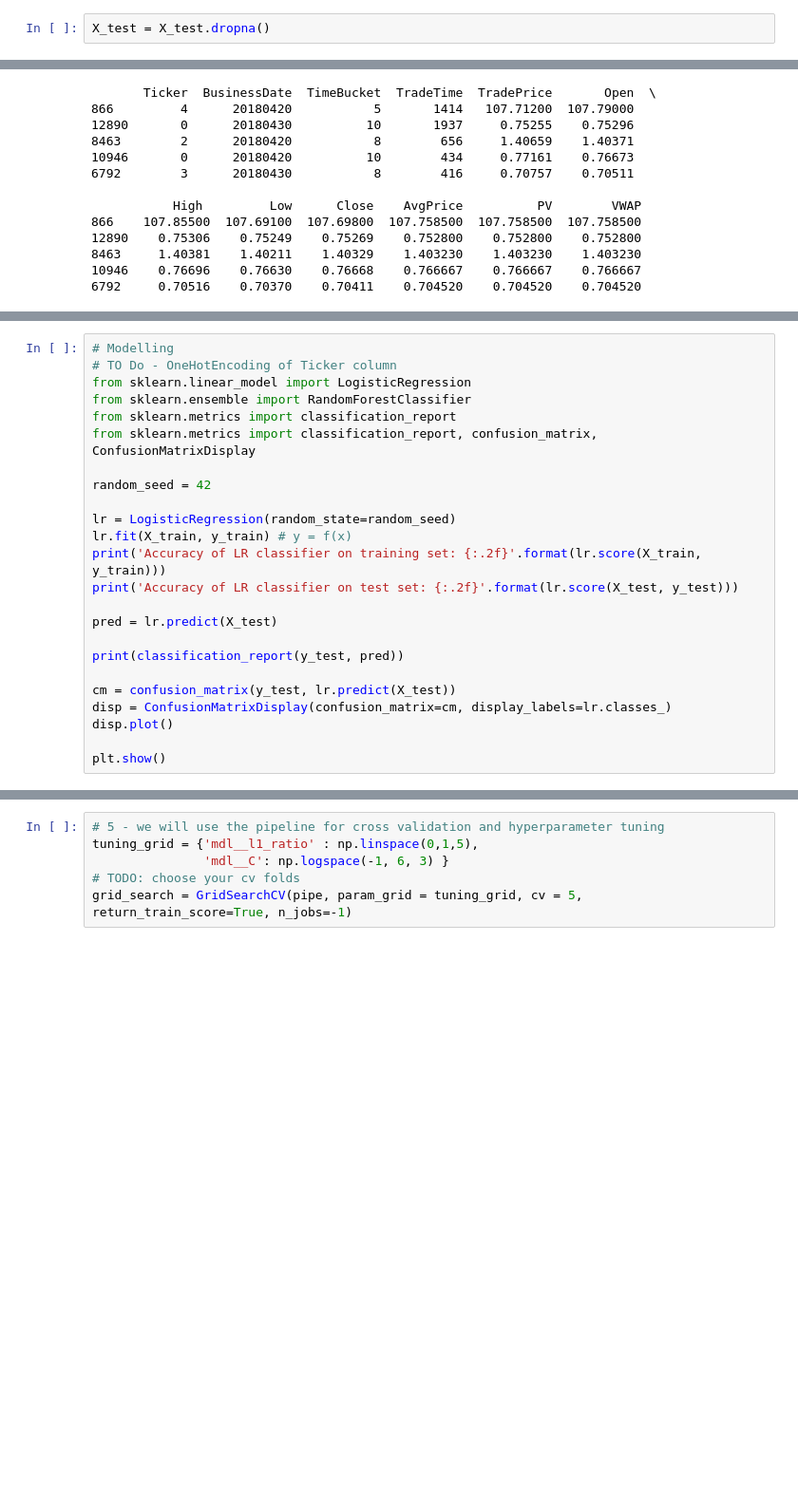
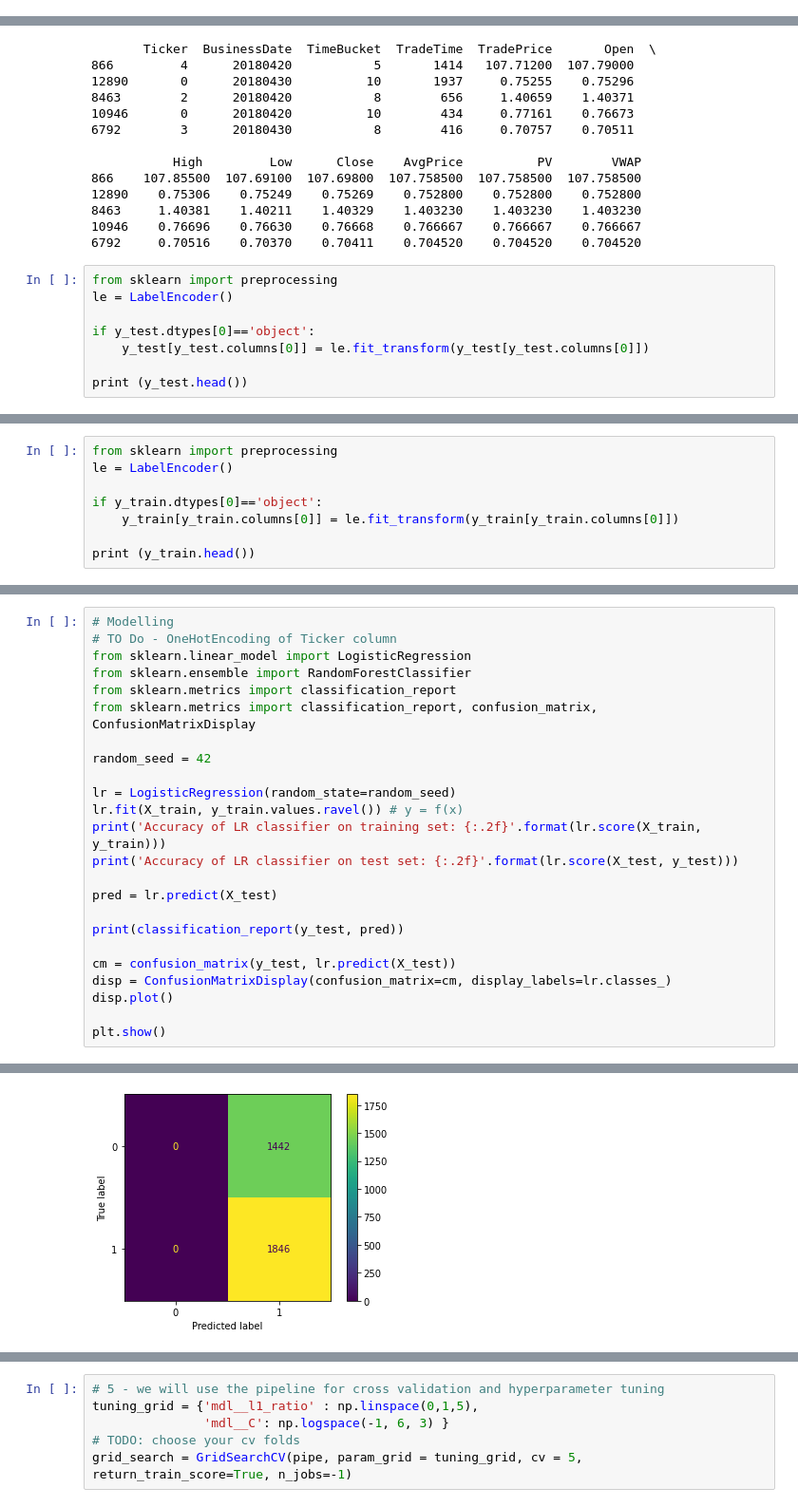
Before and after one commit to vadaliah/CS5260, a Jupyter notebook: VWAP ML Model Assignment5.ipynb, the cells around one changed output, grey strips where cells are left out. Shown at 95% size. Cells and saved outputs as stored; diff of their text form; blank space fills up the shorter version.

```diff
--- a/VWAP ML Model Assignment5.ipynb
+++ b/VWAP ML Model Assignment5.ipynb
@@ -362,2 +323,0 @@ X_test_transformed=pd.concat([X_test, ticker_le_df], axis=1)
-# %%
-X_test = X_test.dropna()
@@ -437,3 +367,11 @@ print (X_train.head())
 8463     1.40381    1.40211    1.40329    1.403230    1.403230    1.403230
 10946    0.76696    0.76630    0.76668    0.766667    0.766667    0.766667
 6792     0.70516    0.70370    0.70411    0.704520    0.704520    0.704520
+# %%
+from sklearn import preprocessing
+le = LabelEncoder()
+
+if y_test.dtypes[0]=='object':
+    y_test[y_test.columns[0]] = le.fit_transform(y_test[y_test.columns[0]])
+
+print (y_test.head())
@@ -439,0 +392,8 @@ print (X_train.head())
+# %%
+from sklearn import preprocessing
+le = LabelEncoder()
+
+if y_train.dtypes[0]=='object':
+    y_train[y_train.columns[0]] = le.fit_transform(y_train[y_train.columns[0]])
+
+print (y_train.head())
@@ -448,7 +415,7 @@ from sklearn.metrics import classification_report, confusion_matrix, ConfusionMa
 random_seed = 42
 
 lr = LogisticRegression(random_state=random_seed)
-lr.fit(X_train, y_train) # y = f(x)
+lr.fit(X_train, y_train.values.ravel()) # y = f(x)
 print('Accuracy of LR classifier on training set: {:.2f}'.format(lr.score(X_train, y_train)))
 print('Accuracy of LR classifier on test set: {:.2f}'.format(lr.score(X_test, y_test)))
 
@@ -477,0 +442 @@ plt.show()
+[figure, added]
```
Also changed, not shown: parts of 32 cells of this notebook.
